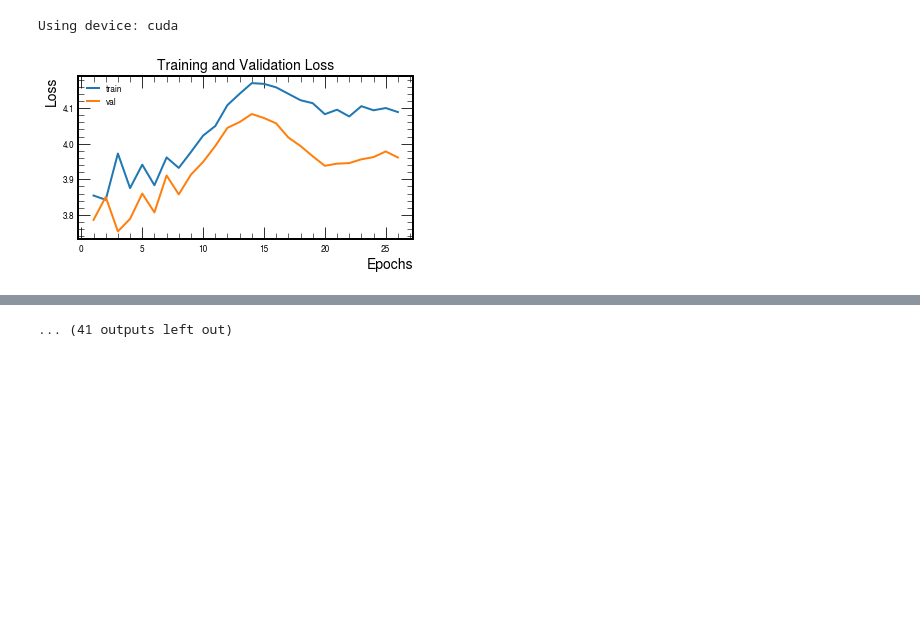
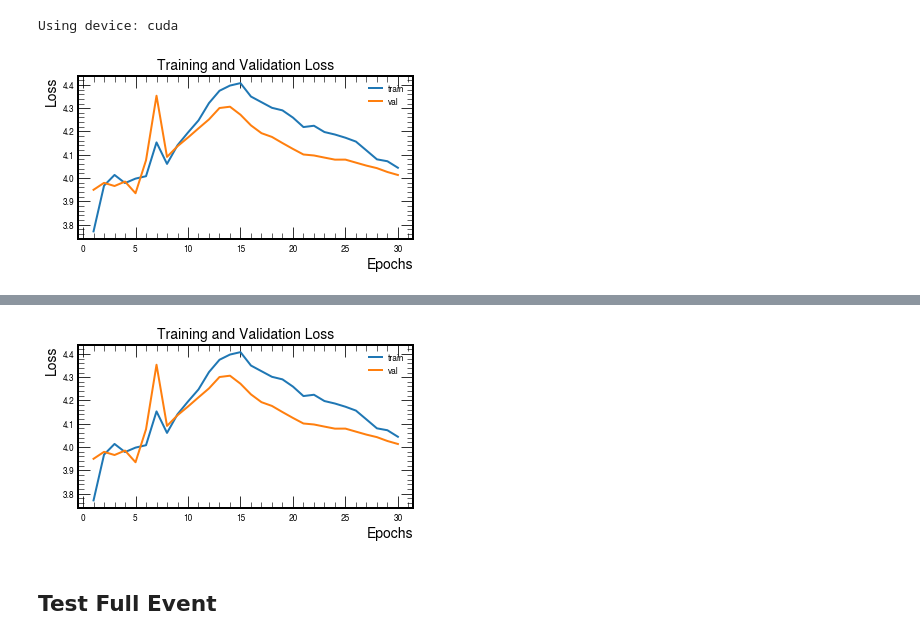
Before and after one commit to chrisizeh/Graph_Linking, a Jupyter notebook: run_transformer.ipynb, the cells around one changed output, grey strips where cells are left out. Saved outputs shown, nothing was run; the diff lists cells and outputs as text; code cells hidden in the pictures; blank space fills up the shorter version.

```diff
--- a/run_transformer.ipynb
+++ b/run_transformer.ipynb
@@ -69,8 +77,8 @@ feature_num = len(dataset_test.model_feature_keys)
 
 # Model, loss, and optimizer
 model = Transformer(padding, vocab_size, d_model, num_heads, num_layers, d_ff, feature_num, max_nodes, max_seq_length, dropout).to(device)
-# criterion = nn.CrossEntropyLoss(ignore_index=0)
-criterion = Loss(converter)
+criterion = nn.CrossEntropyLoss(ignore_index=0)
+# criterion = Loss(converter)
 # %%
 # Optionally introduce weight decay
 # optimizer = optim.Adam(model.parameters(), lr=0.001, betas=(0.9, 0.98), eps=1e-9)
@@ -92,8 +100,9 @@ def moving_average(a, n=3):
     ret[n - 1:] = ret[n - 1:] / n
     return ret
 # %%
+# https://stats.stackexchange.com/questions/352036/what-should-i-do-when-my-neural-network-doesnt-learn
 # Optionally introduce gradient clipping
-# torch.nn.utils.clip_grad_norm_(model.parameters(), max_norm=1.0)
+torch.nn.utils.clip_grad_norm_(model.parameters(), max_norm=0.25)
 
 #Initialize Variables for EarlyStopping
 best_loss = float('inf')
@@ -115,10 +124,16 @@ for epoch in range(100):
 
     for sample in tqdm(train_dl, desc="training"):
         output = model(sample[0].to(device), sample[1].to(device))
-        loss = criterion(output.contiguous().view(-1, vocab_size)-padding, (sample[2]-padding).to(device))
-        loss.backward()
+
+        losses = np.zeros(sample[2].shape[1])
+        for y in range(sample[2].shape[1]):
+            loss = criterion(output.contiguous().view(-1, vocab_size)-padding, (sample[2][:, y]-padding).contiguous().view(-1).to(device))
+            losses[y] = loss.item()
+
+        loss.backward(retain_graph=True)
+        total_loss += np.mean(losses)
+
         optimizer.step()
-        total_loss += loss.item()
 
     loss = total_loss / len(train_dl)
     print(f"Epoch {epoch+1}, Loss: {loss:.6f}")
@@ -126,34 +141,40 @@ for epoch in range(100):
     model.eval()
     for sample in tqdm(test_dl, desc="test"):
         output = model(sample[0].to(device), sample[1].to(device))
-        loss = criterion(output.contiguous().view(-1, vocab_size)-padding, (sample[2]-padding).to(device))
+#         loss = criterion(output.contiguous().view(-1, vocab_size)-padding, (sample[2]-padding).to(device))
+
+        losses = np.zeros(sample[2].shape[1])
+        for y in range(sample[2].shape[1]):
+            loss = criterion(output.contiguous().view(-1, vocab_size)-padding, (sample[2][:, y]-padding).contiguous().view(-1).to(device))
+            losses[y] = loss.item()
+        val_loss +=  np.mean(losses)
+
         optimizer.step()
-        val_loss += loss.item()
     val_loss = val_loss / len(test_dl)
     print(f"Epoch {epoch+1}, Val Loss: {loss:.6f}")
     val_loss_hist.append(val_loss)
 
     ax_loss.clear()
     plot_loss(moving_average(train_loss_hist, 8), moving_average(val_loss_hist, 8), ax=ax_loss)
     display_loss.update(fig_loss)
     time.sleep(1)
 
     scheduler.step()
     print(f"Epoch {epoch+1}, LR: {scheduler.get_last_lr()[0]}")
 
 
 
     # Early stopping
 #     if loss < best_loss:
 #         best_loss = val_loss
 #         best_model_weights = copy.deepcopy(model.state_dict())  # Deep copy here
 #         patience = 10  # Reset patience counter
 #     else:
 #         patience -= 1
 #         if patience == 0:
 #             break
 
 # Load the best model weights
 # model.load_state_dict(best_model_weights)
 # %% [output]
-[figure, old version]
+[figure, new version]
@@ -176,4 +185,4 @@ Epoch 6, Loss: 3.883398
-... (41 outputs left out)
+[figure, added]
 # %%
 fig, ax = plt.subplots(1, 1)
 fig.set_figheight(6)
@@ -249,3 +256,5 @@ torch.save({'epoch': epoch+1,
             'optimizer_state_dict': optimizer.state_dict(),
             'training_loss': loss
             }, "/eos/user/c/czeh/tranformer_4.pt")
+# %% [markdown]
+## Test Full Event
```
Also changed, not shown: parts of 6 cells of this notebook, 29 other files.
